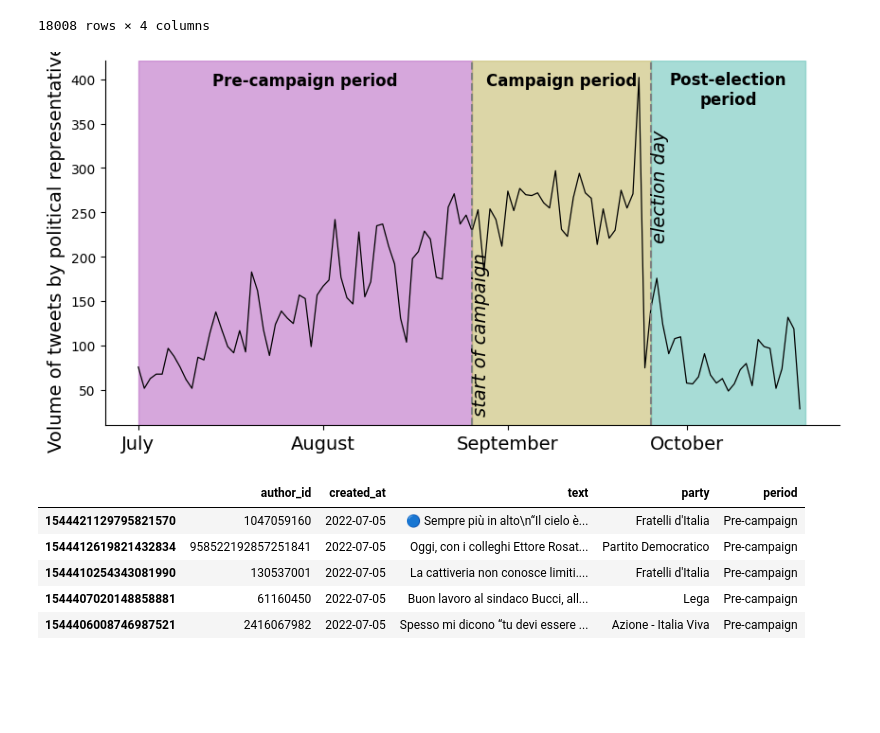
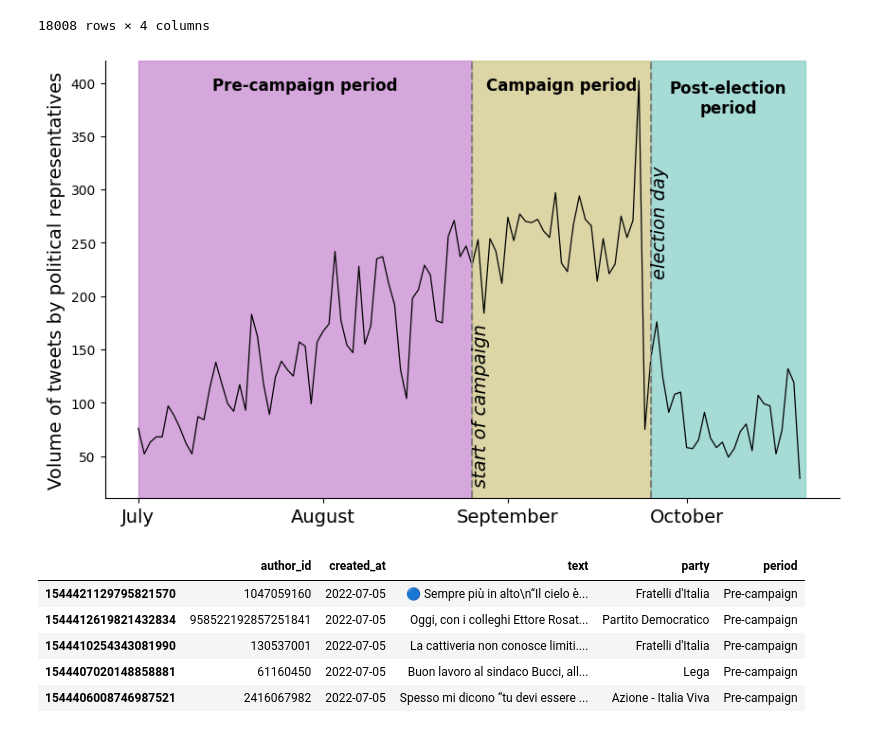
Before and after one commit to ariannap13/hidden-swing-voters, a Jupyter notebook: src/SNAM/preliminary_data_analysis/tweet_counts.ipynb, the cells around one changed output. Cells and saved outputs as stored; diff of their text form; code cells hidden in the pictures; blank space fills up the shorter version.

```diff
--- a/src/SNAM/preliminary_data_analysis/tweet_counts.ipynb
+++ b/src/SNAM/preliminary_data_analysis/tweet_counts.ipynb
@@ -9,6 +11,6 @@ import pandas as pd
 # %%
 # Load data
-with open('../../../data/tweets_vips_party.json', 'r') as f:
+with open('../../../data/00_raw_data_tweets/tweets_vips_party_cleaned.json', 'r') as f:
     tweets_vips = json.load(f)
 # %%
 # json to df (without the key)
@@ -35,38 +37,40 @@ start_after = '2022-09-25'
 end_after = '2022-10-31'
 # %%
 # define figure size
-plt.figure(figsize=(10, 5))
+plt.figure(figsize=(10, 6))
 
 # lineplot of number of tweets by day
 sns.lineplot(data=df.groupby('created_at').size(), color='black', linewidth=0.9)
 plt.axvline(start_during, color='grey', linestyle='--')
 plt.axvline(start_after, color='grey', linestyle='--')
 
 # annotate the plot
 plt.text(start_during, 25, 'start of campaign', rotation=90, style='italic', size=14)
 plt.text(start_after, 220, 'election day', rotation=90, style='italic', size=14)
 
 plt.ylabel('Volume of tweets by political representatives', size=14)
 plt.xlabel('')
 
-plt.xticks(ticks=['2022-07-01', '2022-08-01', '2022-09-01', '2022-10-01'],
-           labels=['July', 'August', 'September', 'October'],
-           size=14)
+plt.xticks(
+    ticks=['2022-07-01', '2022-08-01', '2022-09-01', '2022-10-01'],
+    labels=['July', 'August', 'September', 'October'],
+    size=14
+)
 
 # add annotation of "Pre-campaign period", "Campaign period", "Post-election period"
 plt.axvspan(start_before, start_during, alpha=0.6, color='#BC6DC5')
 plt.axvspan(start_during, start_after, alpha=0.6, color='#C5BC6D')
 plt.axvspan(start_after, end_after, alpha=0.6, color='#6DC5BC')
 
 plt.text('2022-07-29', 393, 'Pre-campaign period', rotation=0, color='black', fontsize=12, fontweight='bold', ha='center')
 plt.text('2022-09-10', 393, 'Campaign period', rotation=0, color='black', fontsize=12, fontweight='bold', ha='center')
 plt.text('2022-10-08', 372, 'Post-election\nperiod', rotation=0, color='black', fontsize=12, fontweight='bold', ha='center')
 
 sns.despine()
 
 plt.show()
 # %% [output]
-[figure, old version]
+[figure, new version]
 # %%
 def get_period(date):
     if date < start_during:
```
Also changed, not shown: parts of 7 cells of this notebook, 4 other files.
